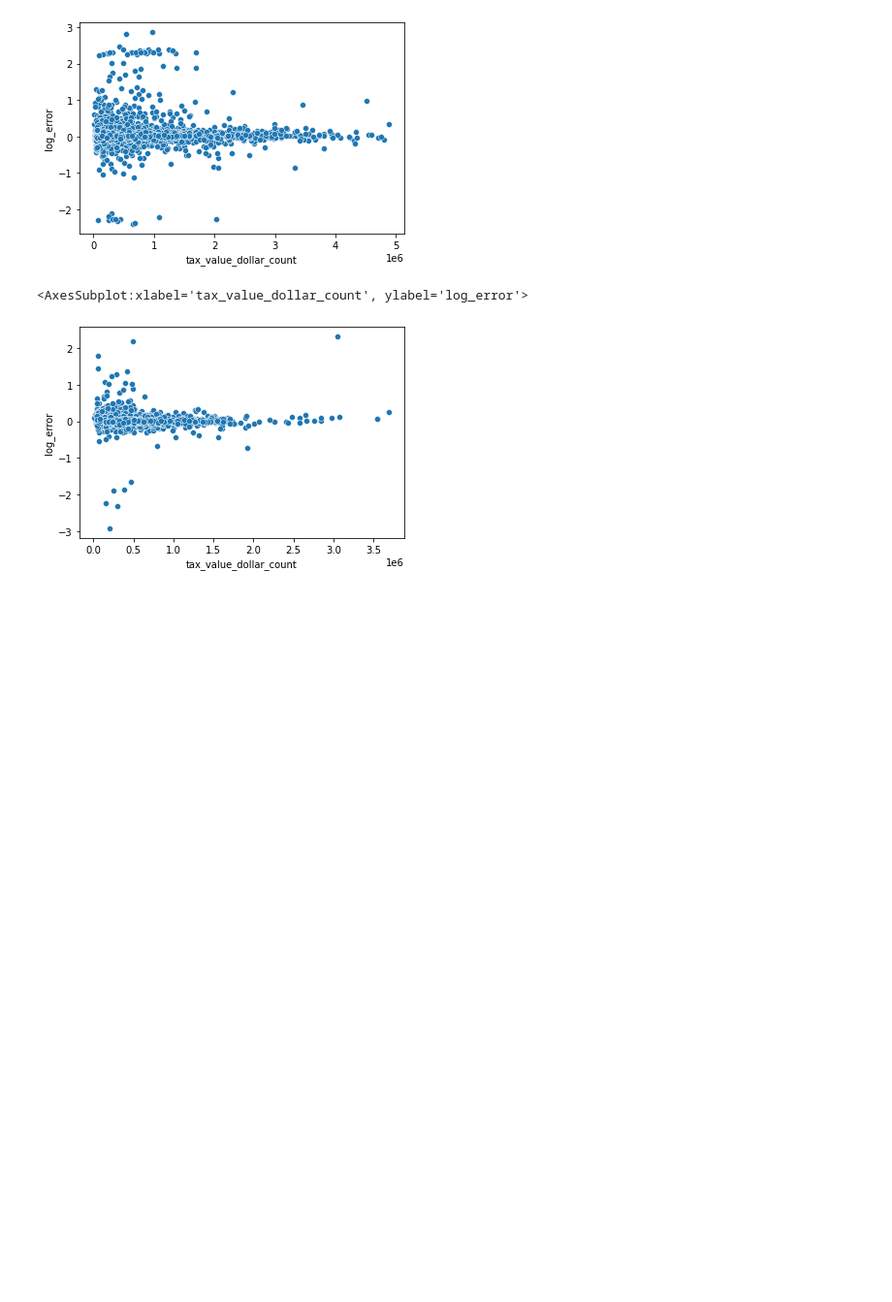
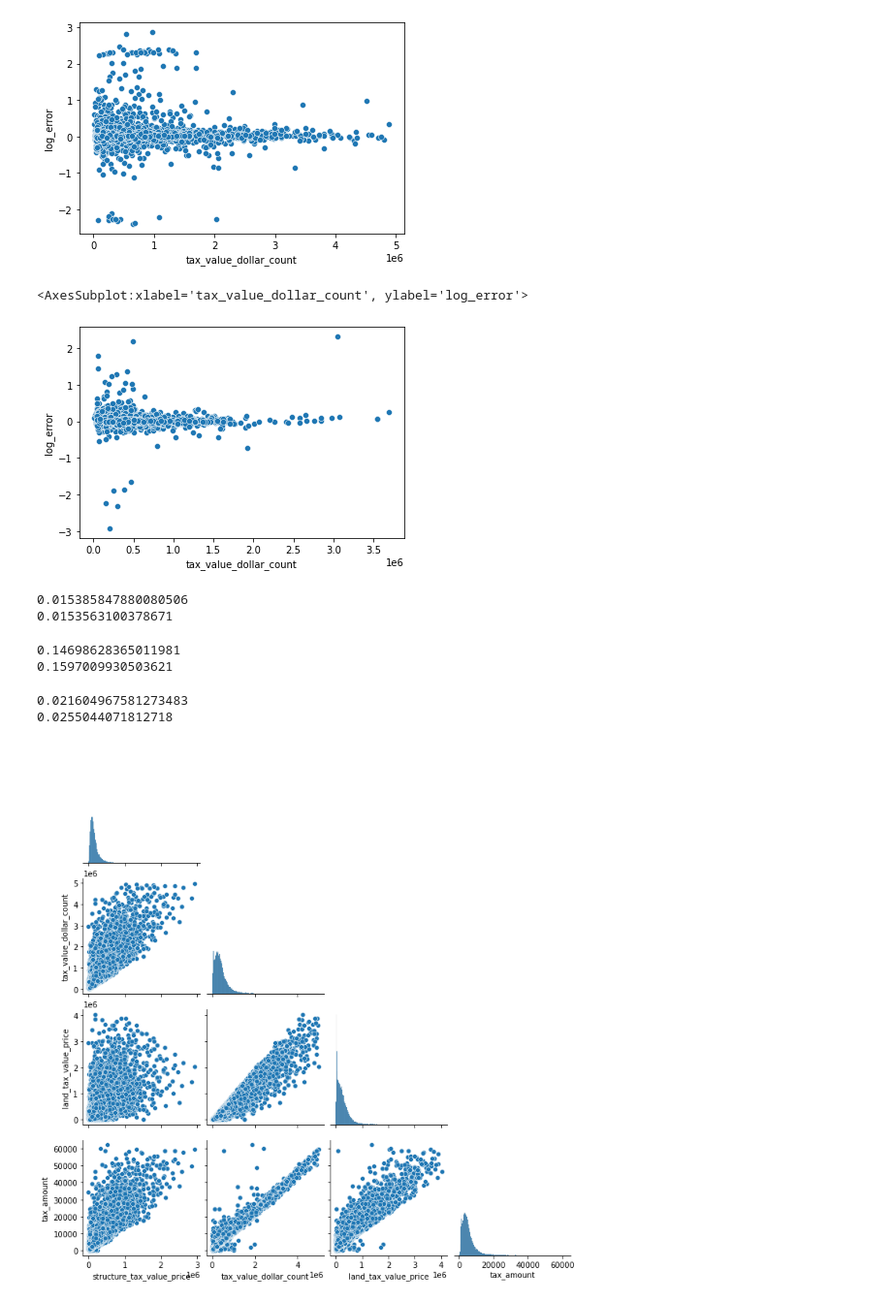
Before and after one commit to Schmidl-Gautam/zillow_clustering, a Jupyter notebook: explore.ipynb, the cells around one changed output. Shown at 97% size. Saved outputs shown, nothing was run; the diff lists cells and outputs as text; code cells hidden in the pictures; blank space fills up the shorter version.

```diff
--- a/explore.ipynb
+++ b/explore.ipynb
@@ -119,0 +123,23 @@ sns.scatterplot(x="tax_value_dollar_count", y="log_error", data=train[train["cou
+# %%
+print(ventura_train.log_error.mean())
+print(la_train.log_error.mean())
+# %% [output]
+0.015385847880080506
+0.0153563100378671
+# %%
+print(ventura_train.log_error.std())
+print(la_train.log_error.std())
+# %% [output]
+0.14698628365011981
+0.1597009930503621
+# %%
+print(ventura_train.log_error.var())
+print(la_train.log_error.var())
+# %% [output]
+0.021604967581273483
+0.0255044071812718
+# %%
+cols = ["structure_tax_value_price", "tax_value_dollar_count", "land_tax_value_price", "tax_amount"]
+sns.pairplot(data=train, vars=cols, corner=True);
+# %% [output]
+[figure, added]
```
Also changed, not shown: parts of 11 cells of this notebook, 1 other file.
